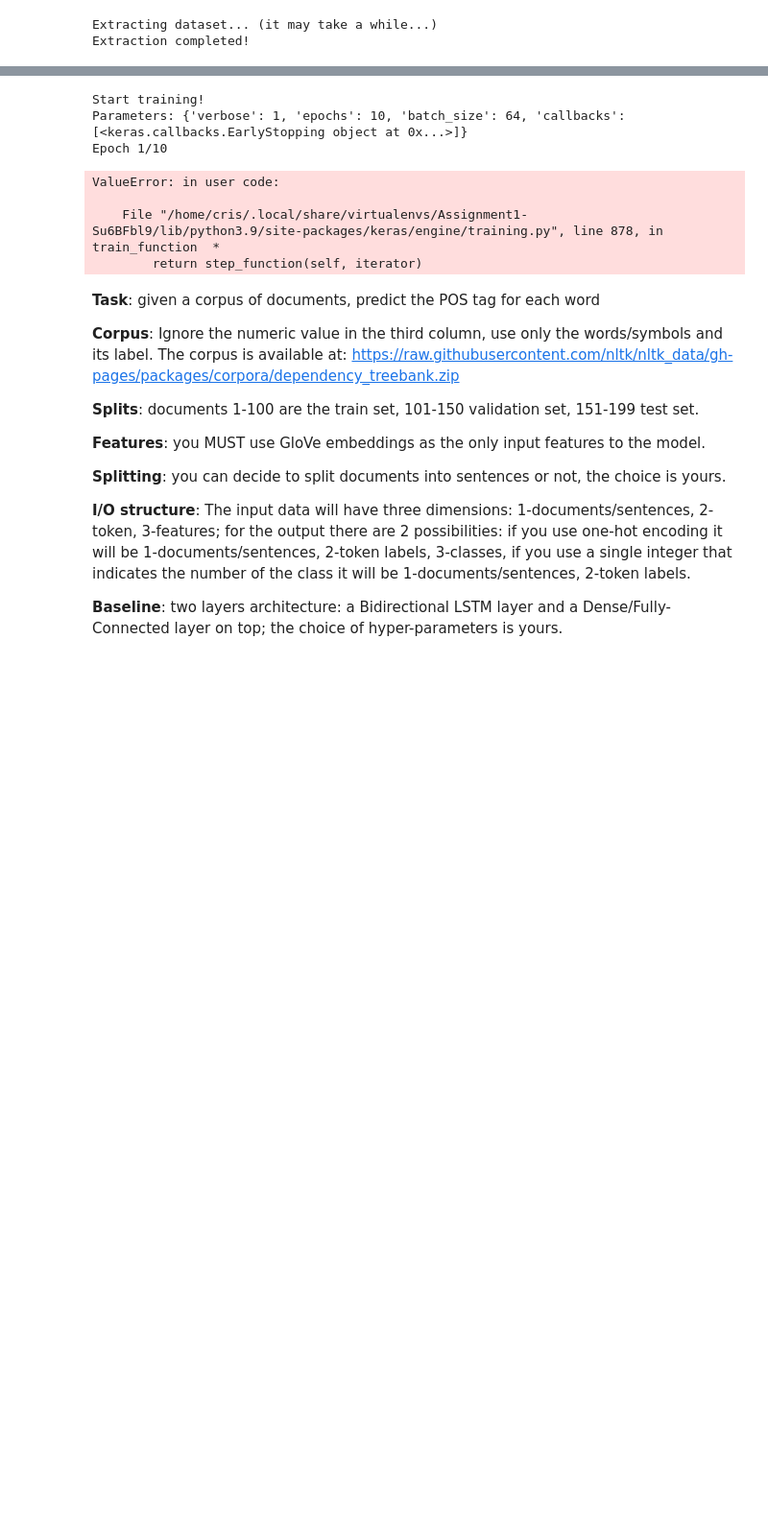
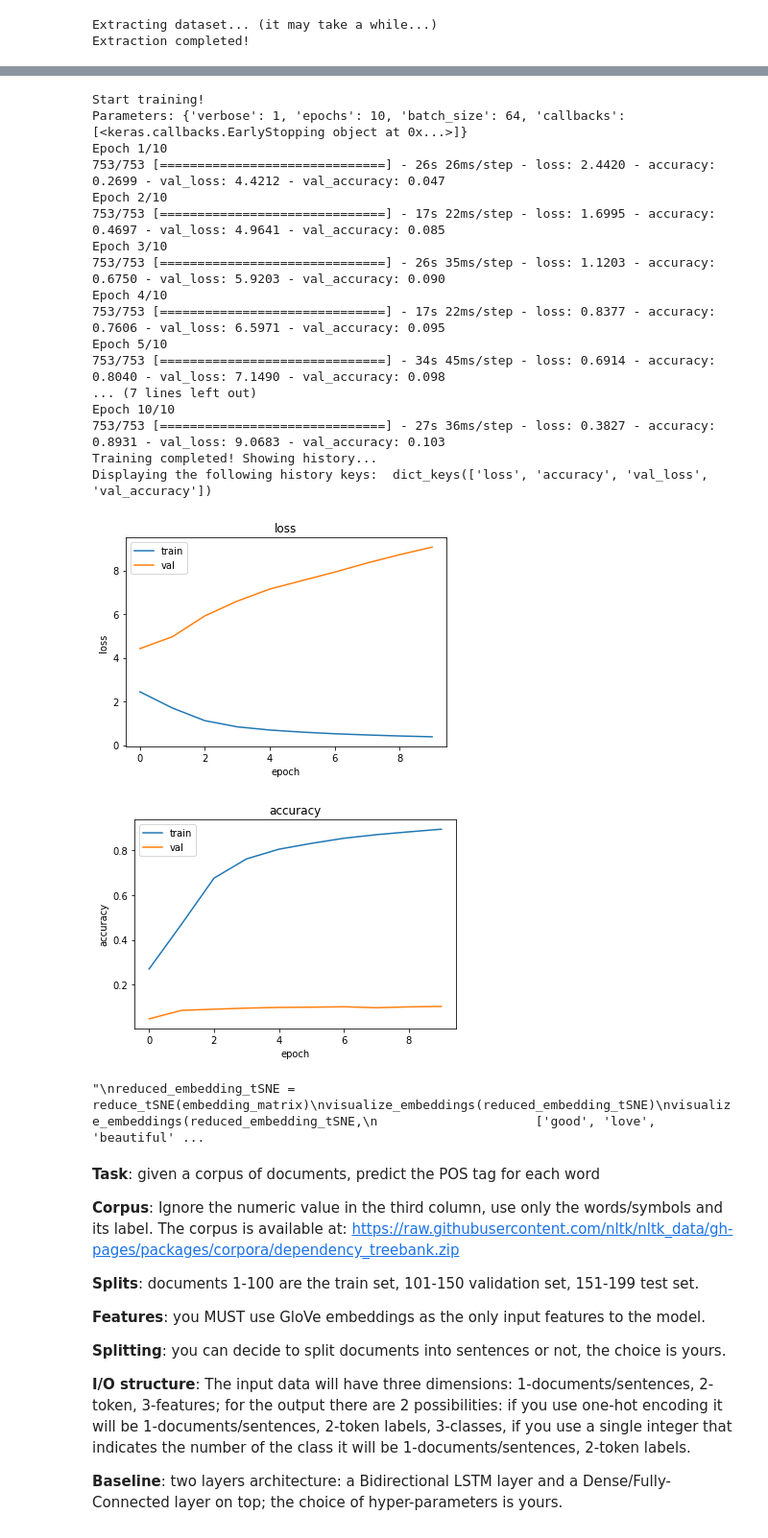
Before and after one commit to NoLogicPlease/pos_tagging, a Jupyter notebook: Assignment1.ipynb, the cells around one changed output, grey strips where cells are left out. Shown at 96% size. Cells and saved outputs as stored; diff of their text form; code cells hidden in the pictures; blank space fills up the shorter version.

Commit message:
Added second file to use whole sentence and not sliding windows

```diff
--- a/Assignment1.ipynb
+++ b/Assignment1.ipynb
@@ -35,5 +35,5 @@ import gensim.downloader as gloader
 from tensorflow import keras
 from tensorflow.keras import layers
 
-WINDOW_LENGTH = 5
-EMBEDDING_SIZE = 50
+WINDOW_LENGTH = 9
+EMBEDDING_SIZE = 300
@@ -315,11 +312,20 @@ def create_trainable(dataset, tokenizer, window_len):
 # Train, Val
 x_train, y_train, text_ids = create_trainable(df[df["split"] == "train"], tokenizer, WINDOW_LENGTH)
 x_val, y_val, text_ids_val = create_trainable(df[df["split"] == "val"], tokenizer, WINDOW_LENGTH)
+
+x_train =np.array(x_train)
+x_val = np.array(x_val)
+y_train = np.array(y_train)
+y_val = np.array(y_val)
+num_labels = max((y_train) + 1)
+y_train = tf.keras.utils.to_categorical(y_train, 45)
+y_val= tf.keras.utils.to_categorical(y_val, 45)
 # per vedere la conversione
 #tokens = tokenizer.convert_ids_to_tokens(list(text_ids)) #verify token
 #print(tokens)
 # %%
 def create_model(compile_info: dict) -> keras.Model:
+
     bidirect_model = keras.models.Sequential()
     bidirect_model.add(layers.Embedding(input_dim=len(tokenizer.vocab) + 1,
                                         output_dim=EMBEDDING_SIZE,
@@ -329,18 +335,20 @@ def create_model(compile_info: dict) -> keras.Model:
                                             tokenizer.embedding_matrix],
                                         trainable=False
                                         ))
-    bidirect_model.add(layers.LSTM(WINDOW_LENGTH, return_sequences=False))
-    #bidirect_model.add(layers.TimeDistributed(layers.Dense(128, activation="relu")))
-    bidirect_model.add(layers.Dense(max(y_train) + 1, activation="softmax"))
+    bidirect_model.add(layers.Bidirectional(layers.LSTM(32, return_sequences=False)))
+    # bidirect_model.add(layers.TimeDistributed(layers.Dense(64, activation="relu")))
+    bidirect_model.add(layers.Flatten())
+    bidirect_model.add(layers.Dense(num_labels, activation="softmax"))
+
+    bidirect_model.compile(**compile_info)
     bidirect_model.summary()
-    bidirect_model.compile(**compile_info)
     return bidirect_model
 
 
 compile_info = {
     'optimizer': keras.optimizers.Adam(learning_rate=1e-3),
     'loss': 'categorical_crossentropy',
-    'metrics': [keras.metrics.CategoricalAccuracy()],
+    'metrics': ['accuracy']
 }
 
 bidirect_model = create_model(compile_info)
@@ -451,38 +449,52 @@ def predict_data(model: keras.Model,
 
     print('Starting prediction: \n{}'.format(prediction_info))
     print('Predicting on {} samples'.format(x.shape[0]))
 
     predictions = model.predict(x, **prediction_info)
     return predictions
 
 training_info = {
     'verbose': 1,
     'epochs': 10,
     'batch_size': 64,
     'callbacks': [keras.callbacks.EarlyStopping(monitor='val_loss',
                                                 patience=10)]
 }
 model = train_model(model=bidirect_model, x_train=x_train, y_train=y_train,
                     x_val=x_val, y_val=y_val, training_info=training_info)
 
 
 # t-SNE
-
+'''
 reduced_embedding_tSNE = reduce_tSNE(embedding_matrix)
 visualize_embeddings(reduced_embedding_tSNE)
 visualize_embeddings(reduced_embedding_tSNE,
                      ['good', 'love', 'beautiful'],
                      word_to_idx)
 
 plt.show()
+'''
 # %% [output]
 Start training!
 Parameters: {'verbose': 1, 'epochs': 10, 'batch_size': 64, 'callbacks': [<keras.callbacks.EarlyStopping object at 0x...>]}
 Epoch 1/10
+753/753 [==============================] - 26s 26ms/step - loss: 2.4420 - accuracy: 0.2699 - val_loss: 4.4212 - val_accuracy: 0.047
+Epoch 2/10
+753/753 [==============================] - 17s 22ms/step - loss: 1.6995 - accuracy: 0.4697 - val_loss: 4.9641 - val_accuracy: 0.085
+Epoch 3/10
+753/753 [==============================] - 26s 35ms/step - loss: 1.1203 - accuracy: 0.6750 - val_loss: 5.9203 - val_accuracy: 0.090
+Epoch 4/10
+753/753 [==============================] - 17s 22ms/step - loss: 0.8377 - accuracy: 0.7606 - val_loss: 6.5971 - val_accuracy: 0.095
+Epoch 5/10
+753/753 [==============================] - 34s 45ms/step - loss: 0.6914 - accuracy: 0.8040 - val_loss: 7.1490 - val_accuracy: 0.098
+... (7 lines left out)
+Epoch 10/10
+753/753 [==============================] - 27s 36ms/step - loss: 0.3827 - accuracy: 0.8931 - val_loss: 9.0683 - val_accuracy: 0.103
+Training completed! Showing history...
+Displaying the following history keys:  dict_keys(['loss', 'accuracy', 'val_loss', 'val_accuracy'])
+[figure, added]
+[figure, added]
-ValueError: in user code:
-
-    File "/home/cris/.local/share/virtualenvs/Assignment1-Su6BFbl9/lib/python3.9/site-packages/keras/engine/training.py", line 878, in train_function  *
-        return step_function(self, iterator)
+"\nreduced_embedding_tSNE = reduce_tSNE(embedding_matrix)\nvisualize_embeddings(reduced_embedding_tSNE)\nvisualize_embeddings(reduced_embedding_tSNE,\n                     ['good', 'love', 'beautiful' ...
 # %% [markdown]
 **Task**: given a corpus of documents, predict the POS tag for each word
 
```
Also changed, not shown: parts of 3 cells of this notebook, 1 other file.
